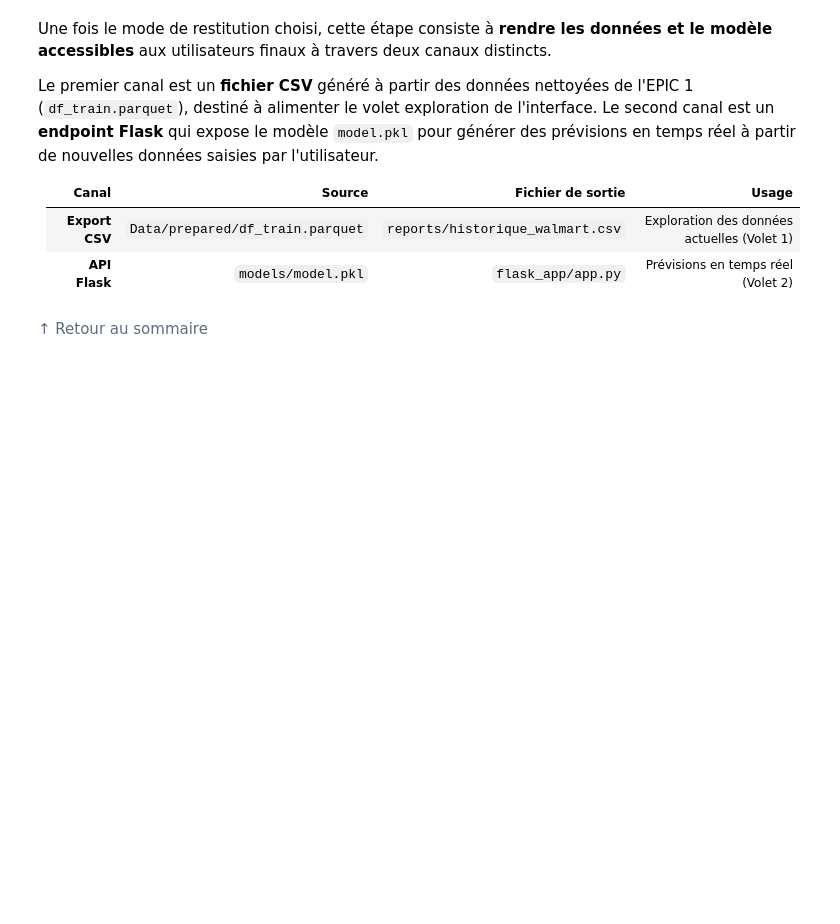
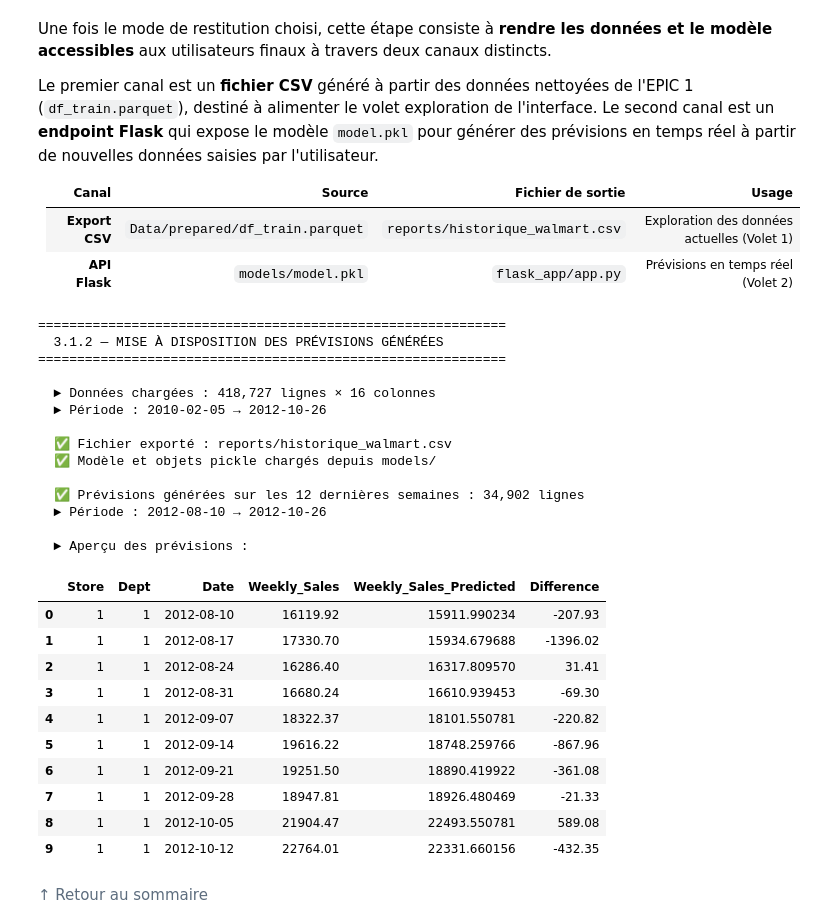
Before and after one commit to AnisHemaida/walmart-sales-forecasting, a Jupyter notebook: notebooks/SIPV_Walmart_EPIC3.ipynb, the cells around one changed output. Drawn from its saved outputs; the diff is of its cells as text; code cells hidden in the pictures; blank space fills up the shorter version.

Commit message:
3.1.2 Mise à disposition des prévisions générées 02

```diff
--- a/notebooks/SIPV_Walmart_EPIC3.ipynb
+++ b/notebooks/SIPV_Walmart_EPIC3.ipynb
@@ -530,6 +530,86 @@ Le premier canal est un **fichier CSV** généré à partir des données nettoy
 |---|---|---|---|
 | **Export CSV** | `Data/prepared/df_train.parquet` | `reports/historique_walmart.csv` | Exploration des données actuelles (Volet 1) |
 | **API Flask** | `models/model.pkl` | `flask_app/app.py` | Prévisions en temps réel (Volet 2) |
+# %%
+import pandas as pd
+import pickle
+from pathlib import Path
+
+print("=" * 60)
+print("  3.1.2 — MISE À DISPOSITION DES PRÉVISIONS GÉNÉRÉES")
+print("=" * 60)
+
+# ── 1) Chargement des données nettoyées (EPIC 1) ───────────────
+DATA_PREPARED = Path('../Data/prepared')
+df_historique = pd.read_parquet(DATA_PREPARED / 'df_train.parquet')
+
+print(f"\n  ► Données chargées : {df_historique.shape[0]:,} lignes × {df_historique.shape[1]} colonnes")
+print(f"  ► Période : {df_historique['Date'].min().date()} → {df_historique['Date'].max().date()}")
+
+# ── 2) Export CSV historique ───────────────────────────────────
+REPORTS_PATH = Path('../reports')
+REPORTS_PATH.mkdir(exist_ok=True)
+
+df_historique.to_csv(REPORTS_PATH / 'historique_walmart.csv', index=False)
+print(f"\n  ✅ Fichier exporté : reports/historique_walmart.csv")
+
+# ── 3) Chargement du modèle et des objets pickle ───────────────
+MODELS_PATH = Path('../models')
+
+model        = pickle.load(open(MODELS_PATH / 'model.pkl',         'rb'))
+feature_cols = pickle.load(open(MODELS_PATH / 'columns.pkl',       'rb'))
+scaler       = pickle.load(open(MODELS_PATH / 'scaler.pkl',        'rb'))
+store_map    = pickle.load(open(MODELS_PATH / 'store_mapping.pkl', 'rb'))
+dept_map     = pickle.load(open(MODELS_PATH / 'dept_mapping.pkl',  'rb'))
+
+print("  ✅ Modèle et objets pickle chargés depuis models/")
+
+# ── 4) Prévisions sur le test set uniquement (12 dernières sem) ─
+X_test_full = df_full.loc[mask_test, feature_cols]
+y_pred_test = model.predict(X_test_full)
+
+df_previsions = pd.DataFrame({
+    'Store'                  : df_full.loc[mask_test, 'Store_orig'].values,
+    'Dept'                   : df_full.loc[mask_test, 'Dept_orig'].values,
+    'Date'                   : df_full.loc[mask_test, 'Date'].values,
+    'Weekly_Sales'           : df_full.loc[mask_test, 'Weekly_Sales'].values,
+    'Weekly_Sales_Predicted' : y_pred_test.round(2)
+})
+
+df_previsions['Difference'] = (df_previsions['Weekly_Sales_Predicted'] - df_previsions['Weekly_Sales']).round(2)
+
+print(f"\n  ✅ Prévisions générées sur les 12 dernières semaines : {len(df_previsions):,} lignes")
+print(f"  ► Période : {df_previsions['Date'].min().strftime('%Y-%m-%d')} → {df_previsions['Date'].max().strftime('%Y-%m-%d')}")
+
+# ── 5) Affichage ───────────────────────────────────────────────
+print("\n  ► Aperçu des prévisions :")
+df_previsions.head(10)
+# %% [output]
+============================================================
+  3.1.2 — MISE À DISPOSITION DES PRÉVISIONS GÉNÉRÉES
+============================================================
+
+  ► Données chargées : 418,727 lignes × 16 colonnes
+  ► Période : 2010-02-05 → 2012-10-26
+
+  ✅ Fichier exporté : reports/historique_walmart.csv
+  ✅ Modèle et objets pickle chargés depuis models/
+
+  ✅ Prévisions générées sur les 12 dernières semaines : 34,902 lignes
+  ► Période : 2012-08-10 → 2012-10-26
+
+  ► Aperçu des prévisions :
+|  | Store | Dept | Date | Weekly_Sales | Weekly_Sales_Predicted | Difference |
+| 0 | 1 | 1 | 2012-08-10 | 16119.92 | 15911.990234 | -207.93 |
+| 1 | 1 | 1 | 2012-08-17 | 17330.70 | 15934.679688 | -1396.02 |
+| 2 | 1 | 1 | 2012-08-24 | 16286.40 | 16317.809570 | 31.41 |
+| 3 | 1 | 1 | 2012-08-31 | 16680.24 | 16610.939453 | -69.30 |
+| 4 | 1 | 1 | 2012-09-07 | 18322.37 | 18101.550781 | -220.82 |
+| 5 | 1 | 1 | 2012-09-14 | 19616.22 | 18748.259766 | -867.96 |
+| 6 | 1 | 1 | 2012-09-21 | 19251.50 | 18890.419922 | -361.08 |
+| 7 | 1 | 1 | 2012-09-28 | 18947.81 | 18926.480469 | -21.33 |
+| 8 | 1 | 1 | 2012-10-05 | 21904.47 | 22493.550781 | 589.08 |
+| 9 | 1 | 1 | 2012-10-12 | 22764.01 | 22331.660156 | -432.35 |
 # %% [markdown]
 <a href="#0" style="color:#5D6D7E; text-decoration:none;">
 ↑ Retour au sommaire
```
